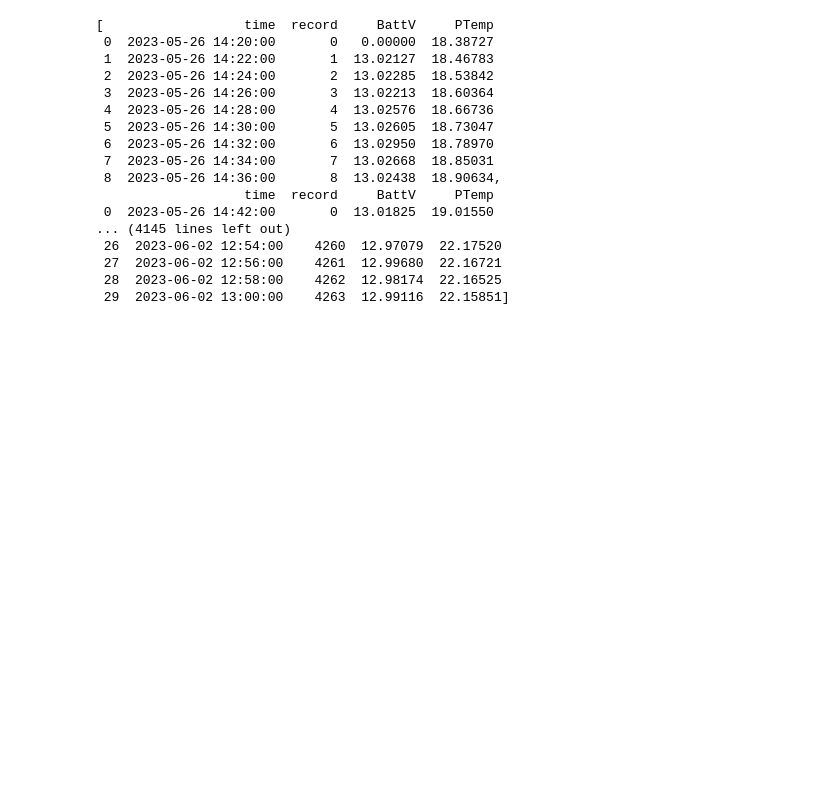
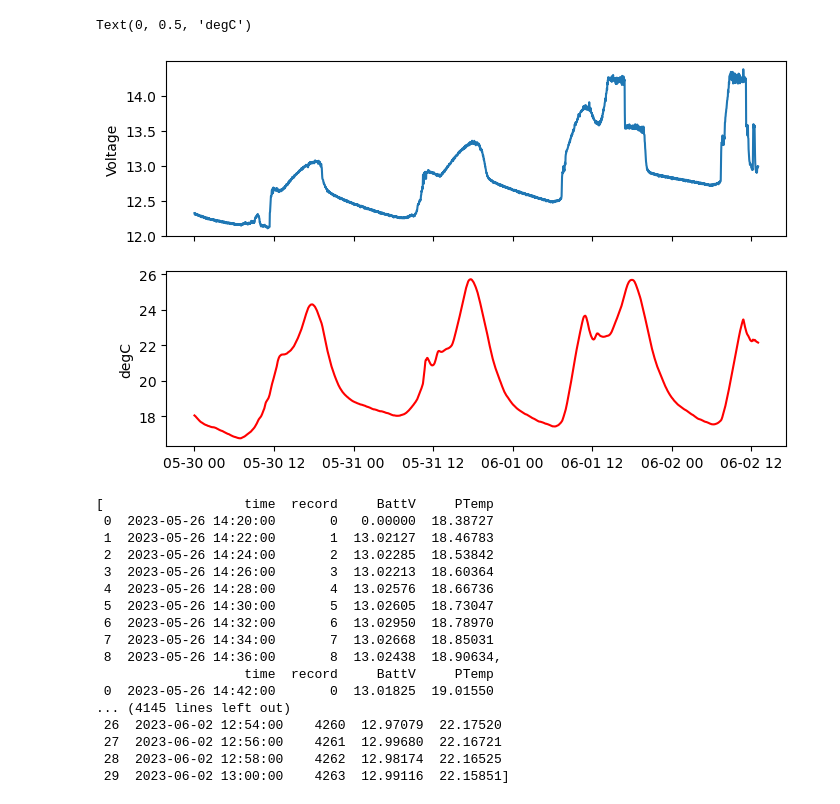
Before and after one commit to sscopazzi/Cal_Poly_Maritime_Academy_Research_Buoy, a Jupyter notebook: python_code/deployment_test.ipynb, the cells around one changed output. Cells and saved outputs as stored; diff of their text form; code cells hidden in the pictures; blank space fills up the shorter version.

Commit message:
plotting datalogger info

```diff
--- a/python_code/deployment_test.ipynb
+++ b/python_code/deployment_test.ipynb
@@ -6,6 +6,7 @@ import pandas as pd
 import re
 
 # from https://nedbatchelder.com/blog/200712/human_sorting.html
+###############################################################################
 def tryint(s):
     """
     Return an int if possible, or `s` unchanged.
@@ -30,8 +31,9 @@ def human_sort(l):
     Sort a list in the way that humans expect.
     """
     l.sort(key=alphanum_key)
+###############################################################################
 
-bat = sorted(glob.glob('../python_code/data/B*.dat'),key=alphanum_key)
+batpanel = sorted(glob.glob('../python_code/data/B*.dat'),key=alphanum_key)
 exo = sorted(glob.glob('../python_code/data/E*.dat'),key=alphanum_key)
 ms3 = sorted(glob.glob('../python_code/data/M*.dat'),key=alphanum_key)
 ws = sorted(glob.glob('../python_code/data/W*.dat'),key=alphanum_key)
@@ -39,13 +41,35 @@ paraq1 = sorted(glob.glob('../python_code/data/PAR_aqua1*.dat'),key=alphanum_key
 paraq2 = sorted(glob.glob('../python_code/data/PAR_aqua2*.dat'),key=alphanum_key)
 paraq2 = sorted(glob.glob('../python_code/data/PAR_aqua2*.dat'),key=alphanum_key)
 paratmo = sorted(glob.glob('../python_code/data/PAR_atmo*.dat'),key=alphanum_key)
-# %%
-df_list = []
-
-for x in bat:
-    loop = pd.read_csv(x,sep=',',names=['time','record','BattV','PTemp'],header=3)
-    df_list.append(loop)
-Battery = pd.concat(df_list,ignore_index=True)
+# %%
+df_list = [] # init empty dataframe
+
+for x in batpanel:
+    loop = pd.read_csv(x,sep=',',names=['time','record','BattV','PTemp'],header=3,parse_dates=[0])
+    df_list.append(loop)
+
+dl = pd.concat(df_list,ignore_index=True)   # dl for datalogger sensor values
+dl = dl.set_index('time')                   # set the time column to be the index
+dl = dl.loc['2023-05-30':'2023-06-03']      # slicing dates I want
+
+fig,ax=plt.subplots(ncols=1,nrows=2,figsize=(8,5),sharex=ax[0])
+
+ax[0].plot(dl.index,dl.BattV,label='Battery Voltage')
+ax[0].set_ylabel('Voltage')
+ax[1].plot(dl.index,dl.PTemp,label='Panel Temp',color='red')
+ax[1].set_ylabel('degC')
+
+# fig,ax=plt.subplots(figsize=(8,5))
+# ax.plot(dl.index,dl.BattV,label='Battery Voltage')
+# ax.set_ylabel('Voltage')
+# ax2=ax.twinx()
+# ax2.plot(dl.index,dl.PTemp,label='Panel Temp',color='red')
+# ax2.set_ylabel('degC')
+# ax.legend()
+# ax2.legend()
+# %% [output]
+Text(0, 0.5, 'degC')
+[figure, added]
 # %%
 df_list
 # %% [output]
```
